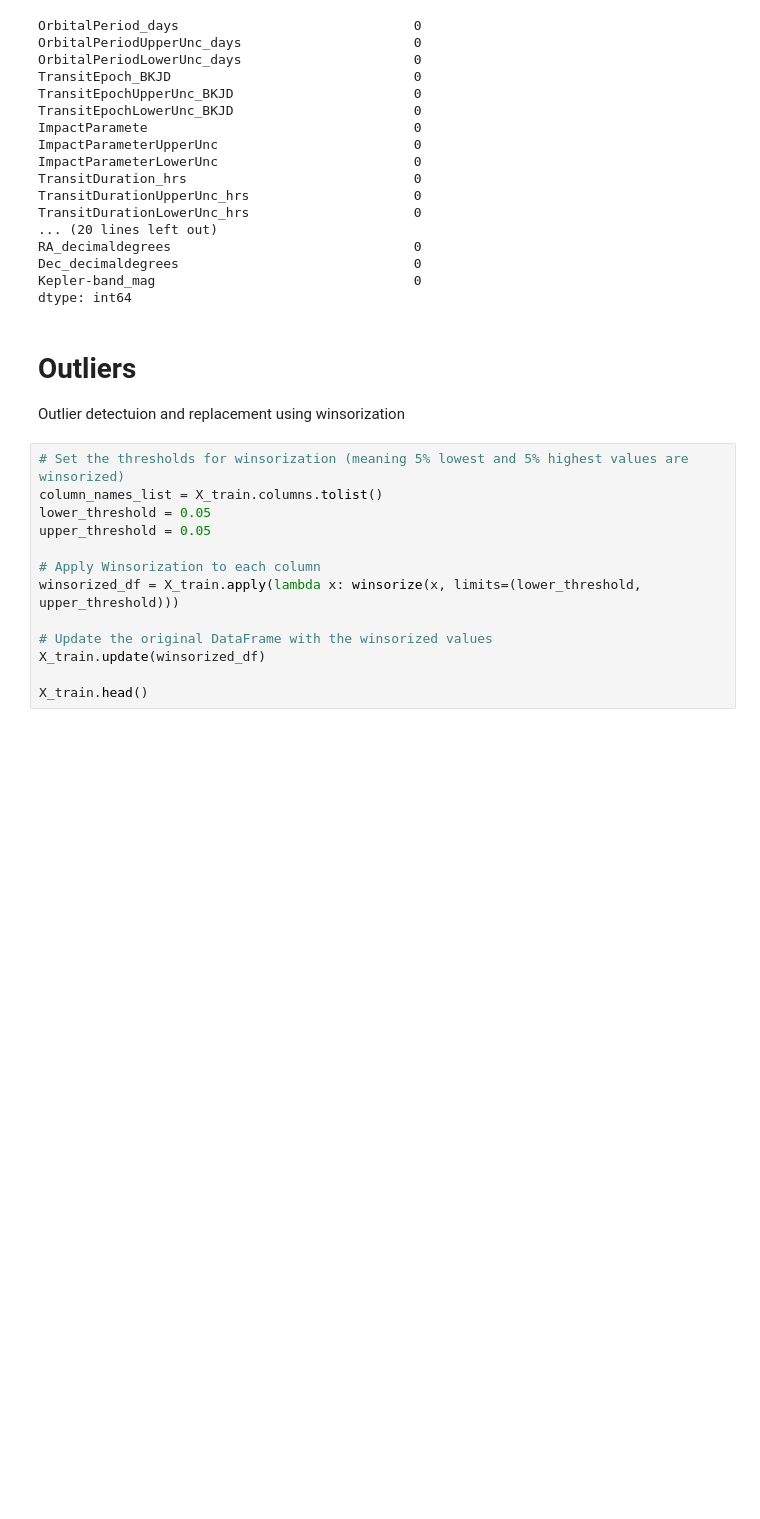
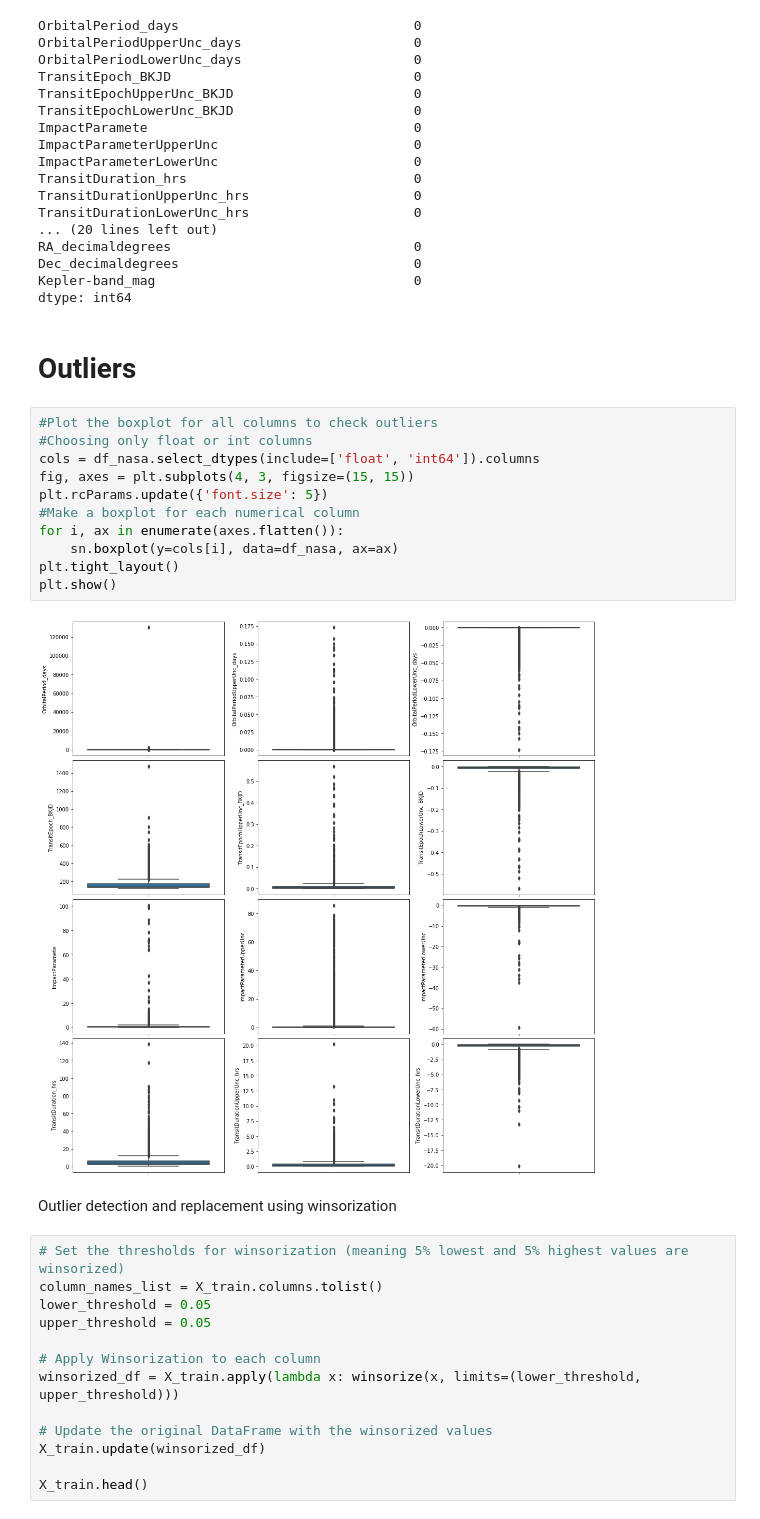
Before and after one commit to jezu1/ML_NASAProject, a Jupyter notebook: Machine_Learning_final_version.ipynb, the cells around one changed output. Cells and saved outputs as stored; diff of their text form; blank space fills up the shorter version.

```diff
--- a/Machine_Learning_final_version.ipynb
+++ b/Machine_Learning_final_version.ipynb
@@ -354,10 +356,23 @@ RA_decimaldegrees                               0
 Dec_decimaldegrees                              0
 Kepler-band_mag                                 0
 dtype: int64
+# %% [markdown]
+# Outliers
+# %%
+#Plot the boxplot for all columns to check outliers
+#Choosing only float or int columns
+cols = df_nasa.select_dtypes(include=['float', 'int64']).columns
+fig, axes = plt.subplots(4, 3, figsize=(15, 15))
+plt.rcParams.update({'font.size': 5})
+#Make a boxplot for each numerical column
+for i, ax in enumerate(axes.flatten()):
+    sn.boxplot(y=cols[i], data=df_nasa, ax=ax)
+plt.tight_layout()
+plt.show()
+# %% [output]
+[figure, added]
 # %% [markdown]
-# Outliers
-
-Outlier detectuion and replacement using winsorization
+Outlier detection and replacement using winsorization
 # %%
 # Set the thresholds for winsorization (meaning 5% lowest and 5% highest values are winsorized)
 column_names_list = X_train.columns.tolist()
```
Also changed, not shown: parts of 9 cells of this notebook.
